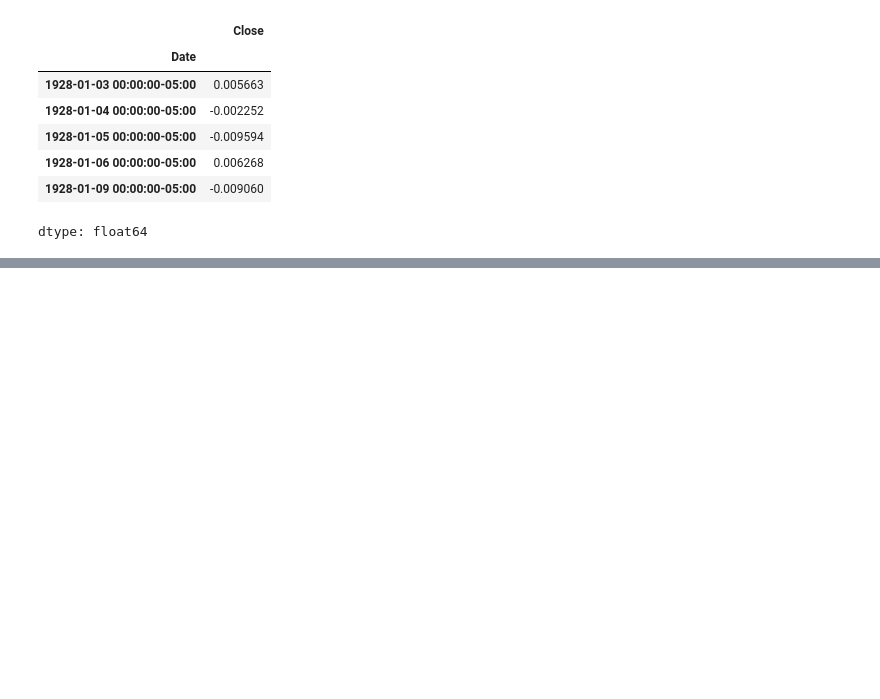
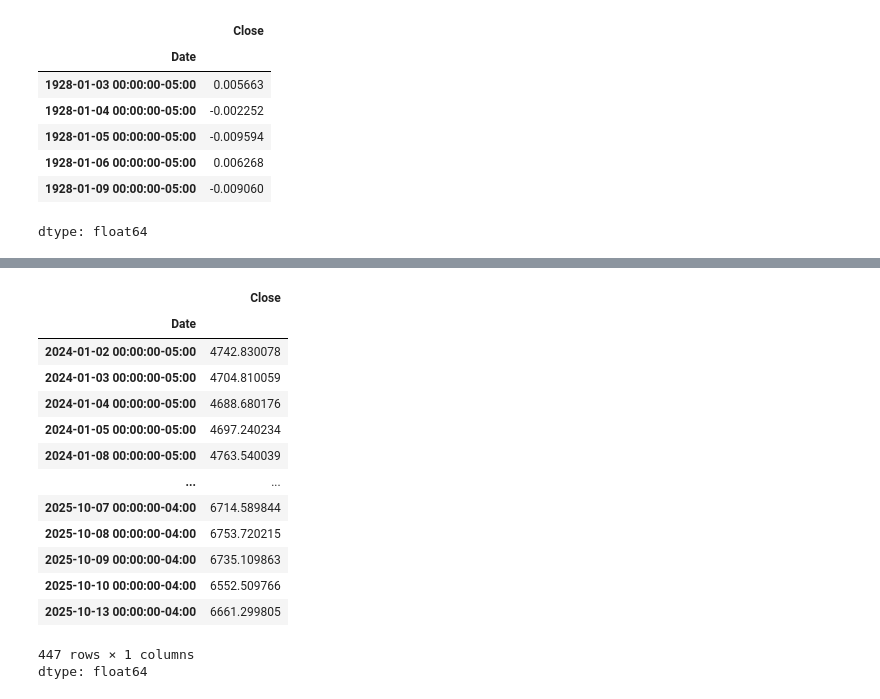
Before and after one commit to TomJenkin/playground, a Jupyter notebook: markets_01.ipynb, the cells around one changed output, grey strips where cells are left out. Cells and saved outputs as stored; diff of their text form; code cells hidden in the pictures; blank space fills up the shorter version.

```diff
--- a/markets_01.ipynb
+++ b/markets_01.ipynb
@@ -89,0 +116,18 @@ dr.tail()
+# %%
+data.Close.loc[slice('20240101',None)]
+# %% [output]
+|  | Close |
+| Date |  |
+| 2024-01-02 00:00:00-05:00 | 4742.830078 |
+| 2024-01-03 00:00:00-05:00 | 4704.810059 |
+| 2024-01-04 00:00:00-05:00 | 4688.680176 |
+| 2024-01-05 00:00:00-05:00 | 4697.240234 |
+| 2024-01-08 00:00:00-05:00 | 4763.540039 |
+| ... | ... |
+| 2025-10-07 00:00:00-04:00 | 6714.589844 |
+| 2025-10-08 00:00:00-04:00 | 6753.720215 |
+| 2025-10-09 00:00:00-04:00 | 6735.109863 |
+| 2025-10-10 00:00:00-04:00 | 6552.509766 |
+| 2025-10-13 00:00:00-04:00 | 6661.299805 |
+447 rows × 1 columns
+dtype: float64
```
Also changed, not shown: parts of 6 cells of this notebook.
